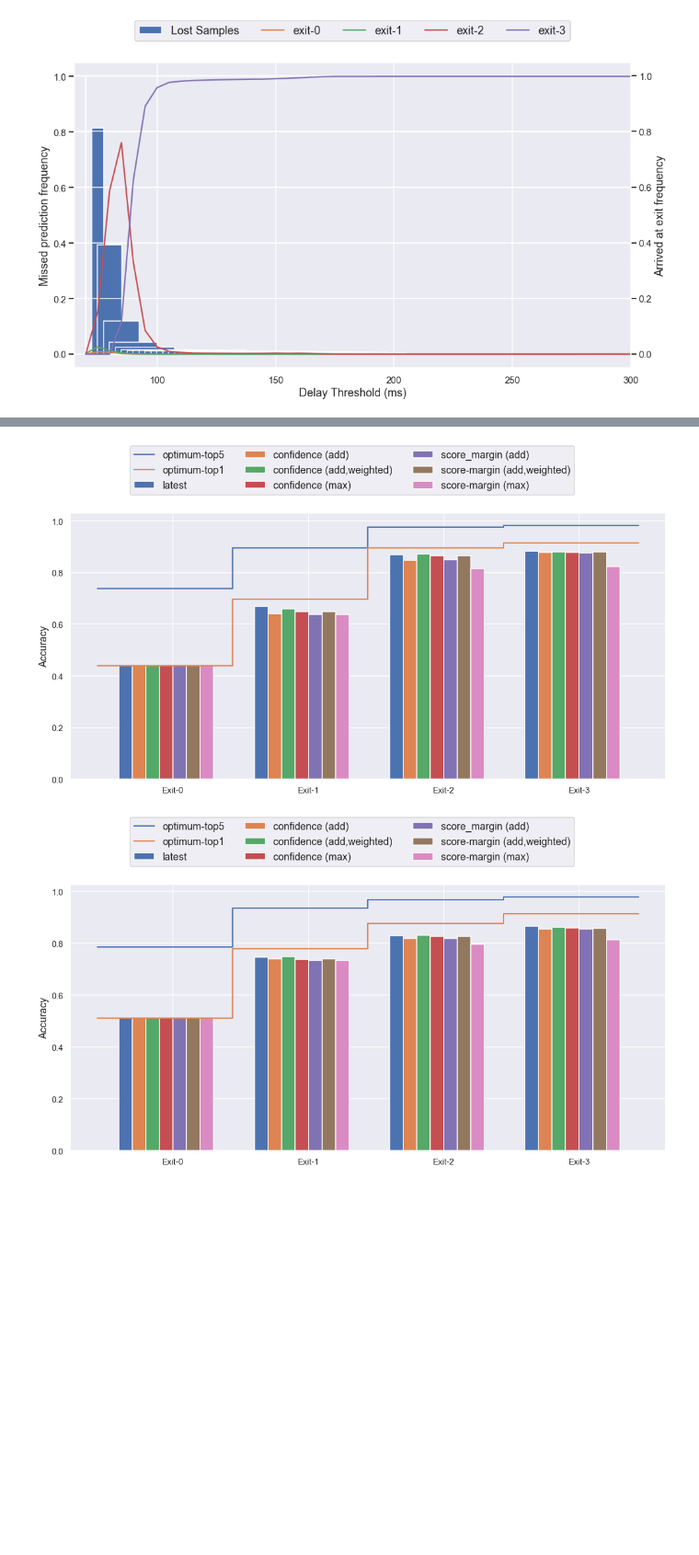
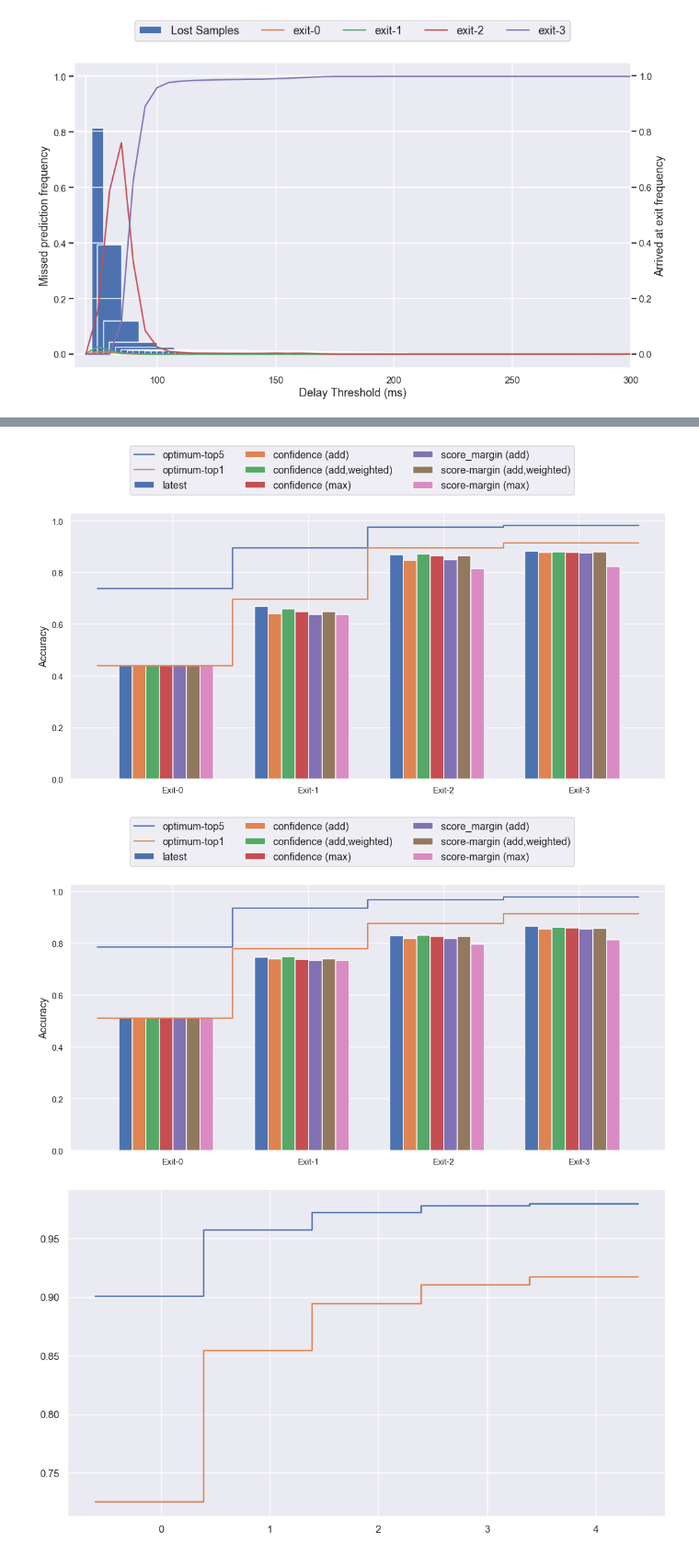
Before and after one commit to AlexKarlsen/thesis-src, a Jupyter notebook: DDNN/edge_test/sandbox.ipynb, the cells around one changed output, grey strips where cells are left out. Shown at 92% size. Cells and saved outputs as stored; diff of their text form; code cells hidden in the pictures; blank space fills up the shorter version.

```diff
--- a/DDNN/edge_test/sandbox.ipynb
+++ b/DDNN/edge_test/sandbox.ipynb
@@ -250,7 +254,8 @@ plt.savefig('exit-reached.png')
 # %%
 results = {
     'b-resnet' : pd.read_json('../edge_test/nuc_2_jetson_b-resnet.json'),
-    'b-densenet' : pd.read_json('../edge_test/nuc_2_jetson_b-densenet.json')
+    'b-densenet' : pd.read_json('../edge_test/nuc_2_jetson_b-densenet.json'),
+    'msdnet' : pd.read_json('../edge_test/msdnet-local3.json')
 }
 # %%
 top5  = { x : np.array(results[x].loc[(results[x]['index_top5'] != -1)].groupby('exit').count()['index_top5'].tolist()) / 5000 for x in results }
@@ -268,6 +275,8 @@ top1
 combined_top5 = {}
 for net in results:
     one_is_right = np.zeros(4)
+    if net == 'msdnet':
+        one_is_right = np.zeros(5)
     for _, d in results[net].groupby('sample'):
         idx = d.index_top5.tolist()
         for n in range(len(idx),0,-1):
@@ -282,6 +292,8 @@ combined_top5
 combined_top1 = {}
 for net in results:
     one_is_right = np.zeros(4)
+    if net == 'msdnet':
+        one_is_right = np.zeros(5)
     for _, d in results[net].groupby('sample'):
         idx = d.index_top5.tolist()
         for n in range(len(idx),0,-1):
@@ -295,10 +308,12 @@ combined_top1
 # %%
 for net in lp:
     fig, axes = plt.subplots(1,1)
-
-    x = np.arange(4)
-    axes.step(np.arange(5)-(5+width)*width,np.insert(combined_top5[net],0, combined_top5[net][0]))
-    axes.step(np.arange(5)-(5+width)*width,np.insert(combined_top1[net],0, combined_top1[net][0]))
+    n=4
+    if net == 'msdnet':
+        n = 5
+    x = np.arange(n)
+    axes.step(np.arange(n+1)-(n+1+width)*width,np.insert(combined_top5[net],0, combined_top5[net][0]))
+    axes.step(np.arange(n+1)-(n+1+width)*width,np.insert(combined_top1[net],0, combined_top1[net][0]))
     width = 0.10
     for index_offset, method in zip(np.arange(-3,4,1), methods):
         axes.bar(x+width*index_offset, lp[net][method], width=width)
@@ -316,2 +332,3 @@ for net in lp:
 [figure]
 [figure]
+[figure, added]
```
Also changed, not shown: parts of 10 cells of this notebook, 23 other files.
